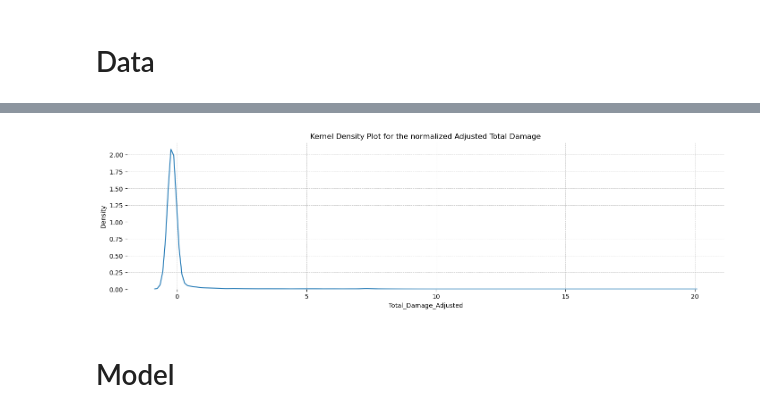
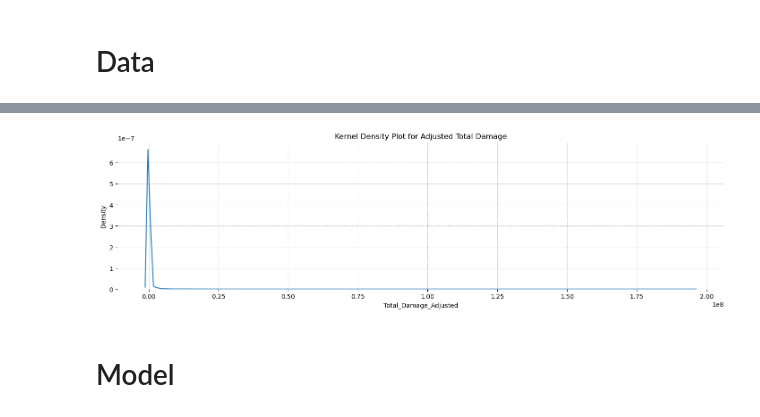
Before and after one commit to jessegrabowski/laos-climate-change, a Jupyter notebook: notebooks/43_Damage_probability.ipynb, the cells around one changed output, grey strips where cells are left out. Cells and saved outputs as stored; diff of their text form; code cells hidden in the pictures.

```diff
--- a/notebooks/43_Damage_probability.ipynb
+++ b/notebooks/43_Damage_probability.ipynb
@@ -63,0 +50,2 @@ emdat_damage_filled_norm = emdat_damage_country.set_index(["Start_Year"])
+# %%
+emdat_damage_filled = emdat_damage_filled.reset_index().set_index(["Start_Year"])
@@ -68,8 +98,8 @@ df_norm = (pd.merge(emdat_damage_filled_norm, df_clim_norm, right_index= True, l
 # %%
-sns.kdeplot(emdat_damage_filled_norm["Total_Damage_Adjusted"])
-plt.title("Kernel Density Plot for the normalized Adjusted Total Damage") ;
+sns.kdeplot(emdat_damage_filled["Total_Damage_Adjusted"])
+plt.title("Kernel Density Plot for Adjusted Total Damage") ;
 # %% [output]
-[figure, old version]
+[figure, new version]
 # %% [markdown]
 # Model
 # %%
```
Also changed, not shown: parts of 7 cells of this notebook.
